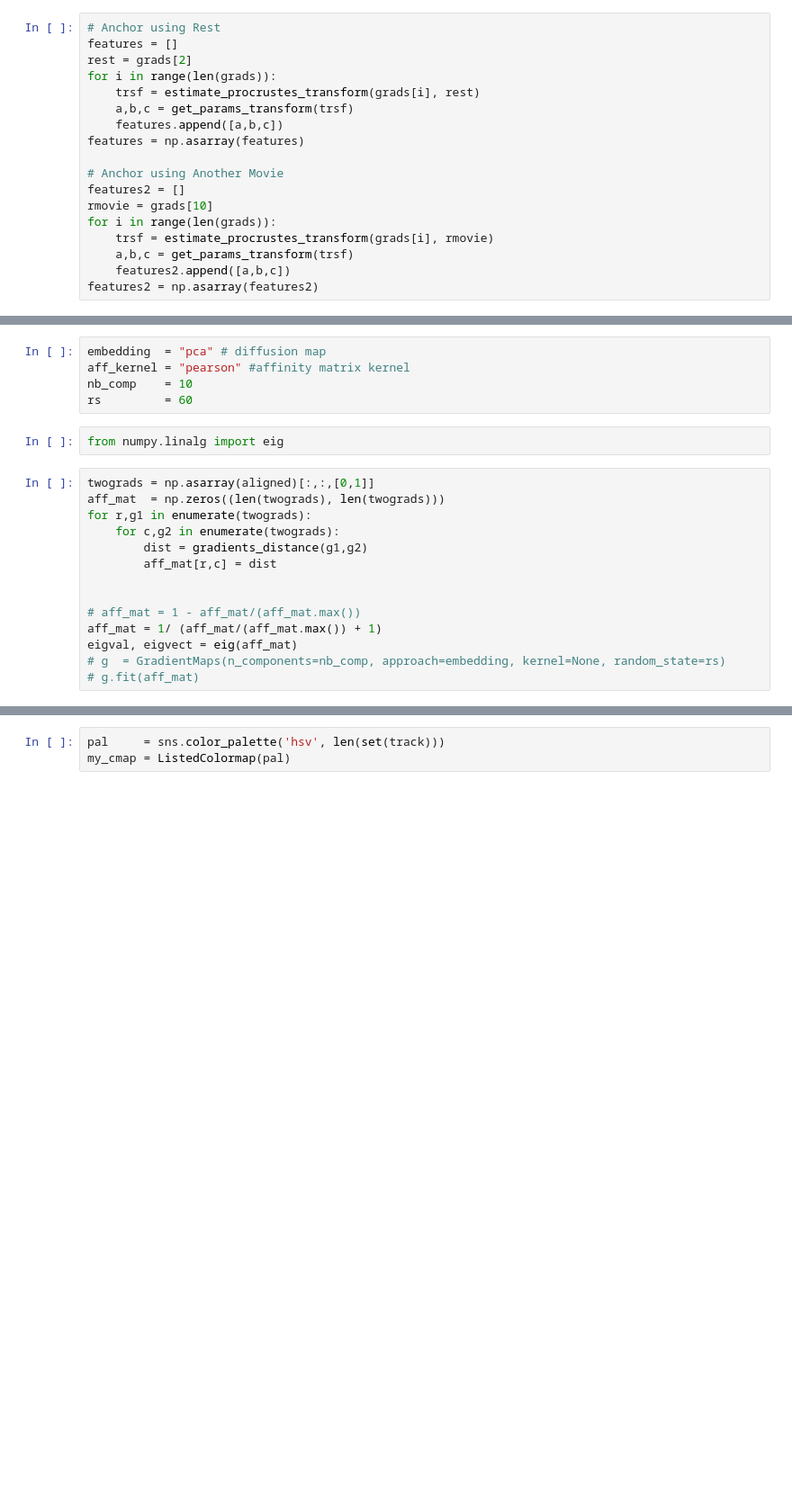
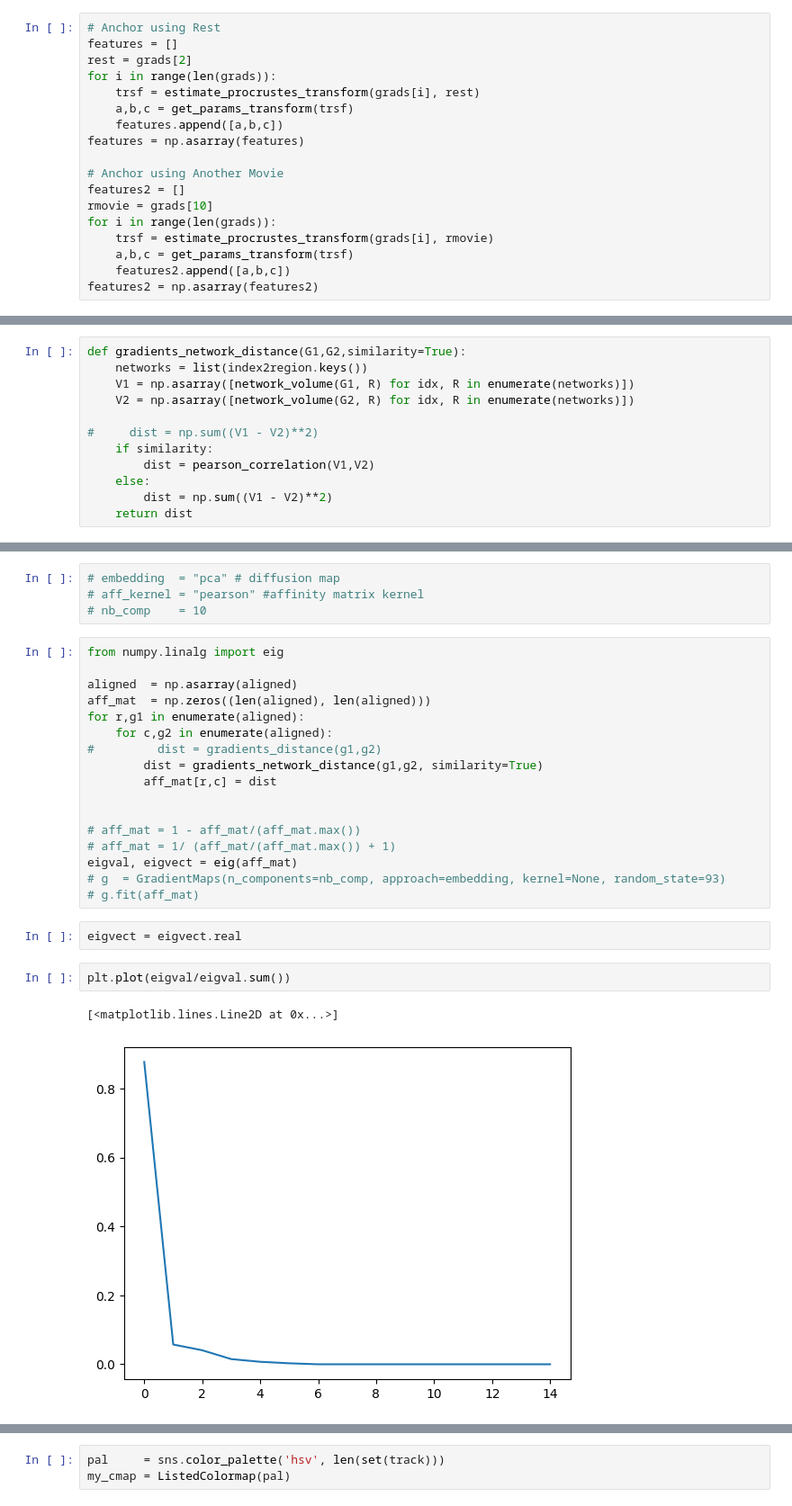
Before and after one commit to MIPLabCH/emoguide_gradients, a Jupyter notebook: 09_fmri_gradient_rest-films_order.ipynb, the cells around one changed output, grey strips where cells are left out. Shown at 90% size. Drawn from its saved outputs; the diff is of its cells as text; blank space fills up the shorter version.

Commit message:
new changes too much to list ...

```diff
--- a/09_fmri_gradient_rest-films_order.ipynb
+++ b/09_fmri_gradient_rest-films_order.ipynb
@@ -155 +161,13 @@ Using distance to gradients directly to anchor on rest and a movie
+# %%
+def gradients_network_distance(G1,G2,similarity=True):
+    networks = list(index2region.keys())
+    V1 = np.asarray([network_volume(G1, R) for idx, R in enumerate(networks)])
+    V2 = np.asarray([network_volume(G2, R) for idx, R in enumerate(networks)])
+
+#     dist = np.sum((V1 - V2)**2)
+    if similarity:
+        dist = pearson_correlation(V1,V2)
+    else:
+        dist = np.sum((V1 - V2)**2)
+    return dist
 # %%
@@ -171,23 +208,30 @@ Using gradients and distance matrix to compute 2d embedding for order of films
 # %%
-embedding  = "pca" # diffusion map
-aff_kernel = "pearson" #affinity matrix kernel
-nb_comp    = 10
-rs         = 60
+# embedding  = "pca" # diffusion map
+# aff_kernel = "pearson" #affinity matrix kernel
+# nb_comp    = 10
-# %%
-from numpy.linalg import eig
 # %%
-twograds = np.asarray(aligned)[:,:,[0,1]]
-aff_mat  = np.zeros((len(twograds), len(twograds)))
-for r,g1 in enumerate(twograds):
-    for c,g2 in enumerate(twograds):
-        dist = gradients_distance(g1,g2)
+from numpy.linalg import eig
+
+aligned  = np.asarray(aligned)
+aff_mat  = np.zeros((len(aligned), len(aligned)))
+for r,g1 in enumerate(aligned):
+    for c,g2 in enumerate(aligned):
+#         dist = gradients_distance(g1,g2)
+        dist = gradients_network_distance(g1,g2, similarity=True)
         aff_mat[r,c] = dist
 
 
 # aff_mat = 1 - aff_mat/(aff_mat.max())
-aff_mat = 1/ (aff_mat/(aff_mat.max()) + 1)
+# aff_mat = 1/ (aff_mat/(aff_mat.max()) + 1)
 eigval, eigvect = eig(aff_mat)
-# g  = GradientMaps(n_components=nb_comp, approach=embedding, kernel=None, random_state=rs)
+# g  = GradientMaps(n_components=nb_comp, approach=embedding, kernel=None, random_state=93)
 # g.fit(aff_mat)
+# %%
+eigvect = eigvect.real
+# %%
+plt.plot(eigval/eigval.sum())
+# %% [output]
+[<matplotlib.lines.Line2D at 0x...>]
+[figure, added]
 # %%
 np.random.seed(17)
```
Also changed, not shown: parts of 26 cells of this notebook, 10 other files.
